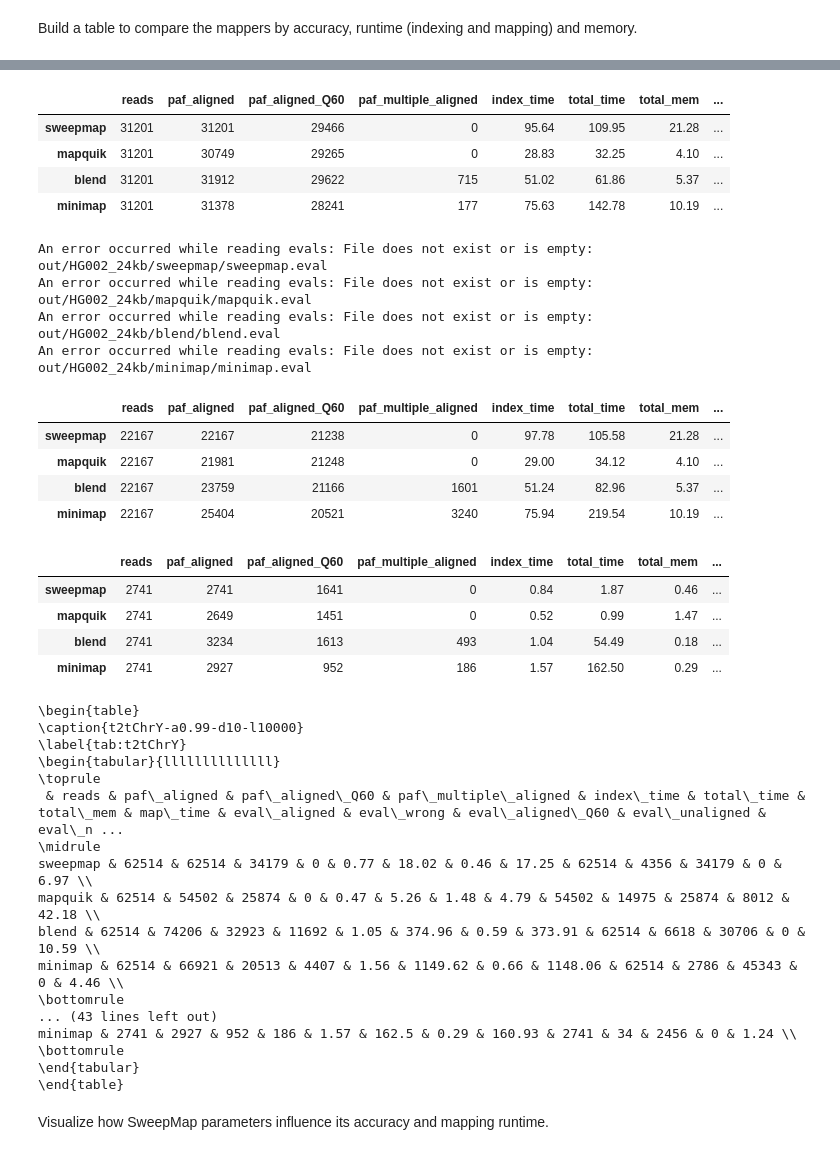
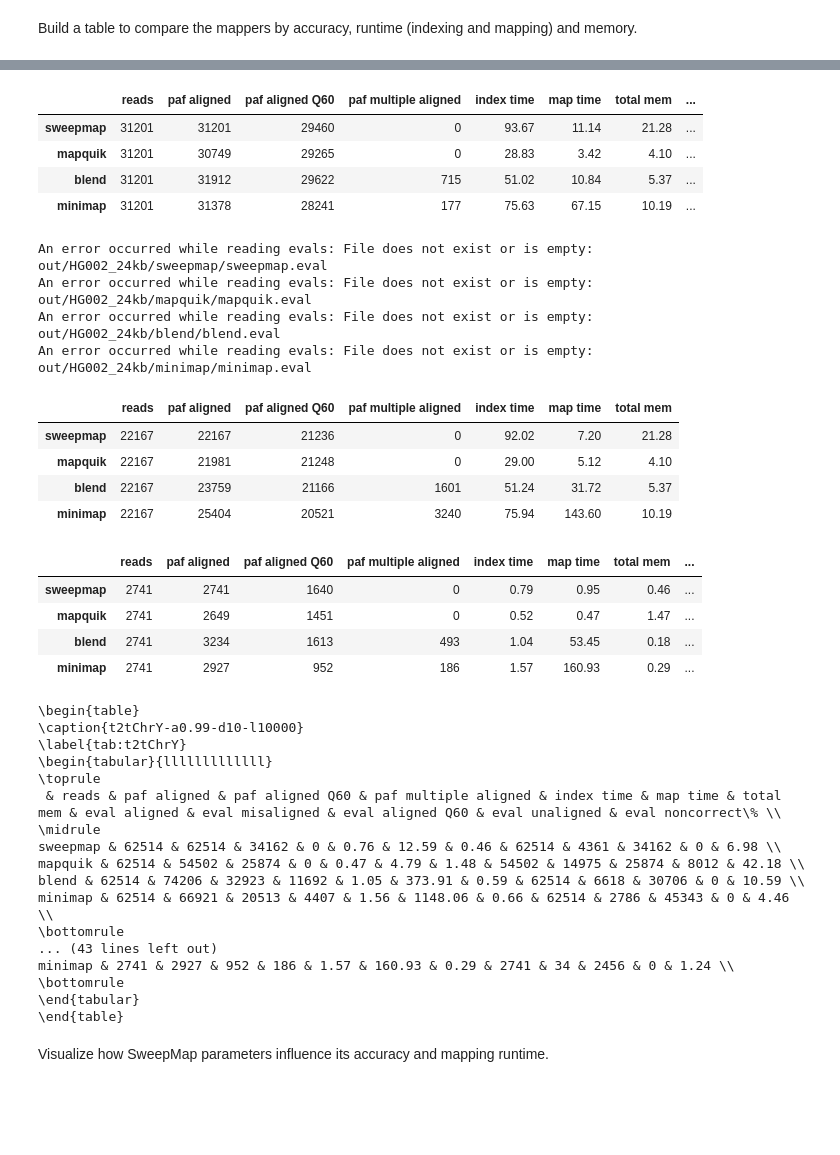
Before and after one commit to pesho-ivanov/shmap, a Jupyter notebook: evals/compare.ipynb, the cells around one changed output, grey strips where cells are left out. Cells and saved outputs as stored; diff of their text form; code cells hidden in the pictures; blank space fills up the shorter version.

Commit message:
clear evals

```diff
--- a/evals/compare.ipynb
+++ b/evals/compare.ipynb
@@ -24,9 +24,9 @@ def read_times(pref):
         #times['index_mem'] = index_mem / 2**20
         with open(str(pref) + '.time') as f_time:
             total_time, total_mem = map(float, f_time.readline().split())
-            times['total time'] = total_time #* u.second
+            #times['total time'] = total_time #* u.second
+            times['map time'] = total_time - times['index time']
             times['total mem'] = (total_mem / 2**20) #* u.GB
-            times['map time'] = times['total time'] - times['index time']
     return pd.Series(times, dtype='object')
 
 def read_paf(pref):
@@ -37,23 +37,24 @@ def read_paf(pref):
         df = parse_paf(handle, dataframe=True)
     paf = {}
     paf['paf aligned'] = len(df)
-    paf['paf aligned_Q60'] = len(df[df['mapping_quality'] == 60])
-    paf['paf multiple_aligned'] = len(df) - len(df['query_name'].unique())
+    paf['paf aligned Q60'] = len(df[df['mapping_quality'] == 60])
+    paf['paf multiple aligned'] = len(df) - len(df['query_name'].unique())
     return pd.Series(paf, dtype='object')
 
-def read_eval(pref, reads):
+def read_eval(pref):
     eval_file = pref.with_suffix('.eval')
     if not eval_file.exists() or os.stat(eval_file).st_size == 0:
         raise Exception(f"File does not exist or is empty: {eval_file}")
-    evaldf = pd.read_csv(eval_file, sep='\t', names=['Q', 'quality', 'aligned', 'wrong', 'wrong frac', 'aligned cum'])
+    evaldf = pd.read_csv(eval_file, sep='\t', names=['Q', 'quality', 'aligned', 'misaligned', 'misaligned/aligned', 'aligned cum'])
     evals = {}
     evals['eval aligned'] = evaldf['aligned'].sum()
-    evals['eval wrong'] = evaldf['wrong'].sum()
+    evals['eval misaligned'] = evaldf['misaligned'].sum()
     q60row = evaldf[evaldf['quality'] == 60]
     assert(len(q60row) == 1)
-    evals['eval aligned_Q60'] = q60row['aligned'].values[0]
-    evals['eval unaligned'] = reads - evals['eval aligned']
-    evals['eval noncorrect%'] = (100.0 * (evals['eval wrong'] + evals['eval unaligned']) / evals['eval aligned']) #.round(2)
+    evals['eval aligned Q60'] = q60row['aligned'].values[0]
+    #evals['eval unaligned'] = reads - evals['eval aligned']
+    evals['eval correct'] = evals['eval aligned'] - evals['eval misaligned']
+    #evals['eval noncorrect%'] = (100.0 * (evals['eval misaligned'] + evals['eval unaligned']) / evals['eval aligned']) #.round(2)
     return pd.Series(evals, dtype='object')
 # %% [markdown]
 Build a table to compare the mappers by accuracy, runtime (indexing and mapping) and memory.
@@ -79,9 +80,10 @@ def get_comparison_table(refname, experiment, tools):
             'reads': len(reads),
         })
         try:
-            row = pd.concat([row, read_paf(d)])                   # .paf
-            row = pd.concat([row, read_times(d)])                 # .time, .index.time
-            row = pd.concat([row, read_eval(d, row['reads'])])    # .eval
+            row = pd.concat([row, read_paf(d)])     # .paf
+            row = pd.concat([row, read_times(d)])   # .time, .index.time
+            row = pd.concat([row, read_eval(d)])    # .eval
+            row['correct %'] = (100.0 * row['eval correct'] / row['reads'])
         except Exception as e:
             print(f"An error occurred while reading evals: {e}")
         rows.append(row)
@@ -110,36 +112,36 @@ print(latex)
-|  | reads | paf_aligned | paf_aligned_Q60 | paf_multiple_aligned | index_time | total_time | total_mem | ... |
-| sweepmap | 31201 | 31201 | 29466 | 0 | 95.64 | 109.95 | 21.28 | ... |
-| mapquik | 31201 | 30749 | 29265 | 0 | 28.83 | 32.25 | 4.10 | ... |
-| blend | 31201 | 31912 | 29622 | 715 | 51.02 | 61.86 | 5.37 | ... |
-| minimap | 31201 | 31378 | 28241 | 177 | 75.63 | 142.78 | 10.19 | ... |
+|  | reads | paf aligned | paf aligned Q60 | paf multiple aligned | index time | map time | total mem | ... |
+| sweepmap | 31201 | 31201 | 29460 | 0 | 93.67 | 11.14 | 21.28 | ... |
+| mapquik | 31201 | 30749 | 29265 | 0 | 28.83 | 3.42 | 4.10 | ... |
+| blend | 31201 | 31912 | 29622 | 715 | 51.02 | 10.84 | 5.37 | ... |
+| minimap | 31201 | 31378 | 28241 | 177 | 75.63 | 67.15 | 10.19 | ... |
 An error occurred while reading evals: File does not exist or is empty: out/HG002_24kb/sweepmap/sweepmap.eval
 An error occurred while reading evals: File does not exist or is empty: out/HG002_24kb/mapquik/mapquik.eval
 An error occurred while reading evals: File does not exist or is empty: out/HG002_24kb/blend/blend.eval
 An error occurred while reading evals: File does not exist or is empty: out/HG002_24kb/minimap/minimap.eval
-|  | reads | paf_aligned | paf_aligned_Q60 | paf_multiple_aligned | index_time | total_time | total_mem | ... |
-| sweepmap | 22167 | 22167 | 21238 | 0 | 97.78 | 105.58 | 21.28 | ... |
-| mapquik | 22167 | 21981 | 21248 | 0 | 29.00 | 34.12 | 4.10 | ... |
-| blend | 22167 | 23759 | 21166 | 1601 | 51.24 | 82.96 | 5.37 | ... |
-| minimap | 22167 | 25404 | 20521 | 3240 | 75.94 | 219.54 | 10.19 | ... |
+|  | reads | paf aligned | paf aligned Q60 | paf multiple aligned | index time | map time | total mem |
+| sweepmap | 22167 | 22167 | 21236 | 0 | 92.02 | 7.20 | 21.28 |
+| mapquik | 22167 | 21981 | 21248 | 0 | 29.00 | 5.12 | 4.10 |
+| blend | 22167 | 23759 | 21166 | 1601 | 51.24 | 31.72 | 5.37 |
+| minimap | 22167 | 25404 | 20521 | 3240 | 75.94 | 143.60 | 10.19 |
-|  | reads | paf_aligned | paf_aligned_Q60 | paf_multiple_aligned | index_time | total_time | total_mem | ... |
-| sweepmap | 2741 | 2741 | 1641 | 0 | 0.84 | 1.87 | 0.46 | ... |
-| mapquik | 2741 | 2649 | 1451 | 0 | 0.52 | 0.99 | 1.47 | ... |
-| blend | 2741 | 3234 | 1613 | 493 | 1.04 | 54.49 | 0.18 | ... |
-| minimap | 2741 | 2927 | 952 | 186 | 1.57 | 162.50 | 0.29 | ... |
+|  | reads | paf aligned | paf aligned Q60 | paf multiple aligned | index time | map time | total mem | ... |
+| sweepmap | 2741 | 2741 | 1640 | 0 | 0.79 | 0.95 | 0.46 | ... |
+| mapquik | 2741 | 2649 | 1451 | 0 | 0.52 | 0.47 | 1.47 | ... |
+| blend | 2741 | 3234 | 1613 | 493 | 1.04 | 53.45 | 0.18 | ... |
+| minimap | 2741 | 2927 | 952 | 186 | 1.57 | 160.93 | 0.29 | ... |
 \begin{table}
 \caption{t2tChrY-a0.99-d10-l10000}
 \label{tab:t2tChrY}
-\begin{tabular}{llllllllllllll}
+\begin{tabular}{lllllllllllll}
 \toprule
- & reads & paf\_aligned & paf\_aligned\_Q60 & paf\_multiple\_aligned & index\_time & total\_time & total\_mem & map\_time & eval\_aligned & eval\_wrong & eval\_aligned\_Q60 & eval\_unaligned & eval\_n ...
+ & reads & paf aligned & paf aligned Q60 & paf multiple aligned & index time & map time & total mem & eval aligned & eval misaligned & eval aligned Q60 & eval unaligned & eval noncorrect\% \\
 \midrule
-sweepmap & 62514 & 62514 & 34179 & 0 & 0.77 & 18.02 & 0.46 & 17.25 & 62514 & 4356 & 34179 & 0 & 6.97 \\
-mapquik & 62514 & 54502 & 25874 & 0 & 0.47 & 5.26 & 1.48 & 4.79 & 54502 & 14975 & 25874 & 8012 & 42.18 \\
-blend & 62514 & 74206 & 32923 & 11692 & 1.05 & 374.96 & 0.59 & 373.91 & 62514 & 6618 & 30706 & 0 & 10.59 \\
-minimap & 62514 & 66921 & 20513 & 4407 & 1.56 & 1149.62 & 0.66 & 1148.06 & 62514 & 2786 & 45343 & 0 & 4.46 \\
+sweepmap & 62514 & 62514 & 34162 & 0 & 0.76 & 12.59 & 0.46 & 62514 & 4361 & 34162 & 0 & 6.98 \\
+mapquik & 62514 & 54502 & 25874 & 0 & 0.47 & 4.79 & 1.48 & 54502 & 14975 & 25874 & 8012 & 42.18 \\
+blend & 62514 & 74206 & 32923 & 11692 & 1.05 & 373.91 & 0.59 & 62514 & 6618 & 30706 & 0 & 10.59 \\
+minimap & 62514 & 66921 & 20513 & 4407 & 1.56 & 1148.06 & 0.66 & 62514 & 2786 & 45343 & 0 & 4.46 \\
 \bottomrule
 ... (43 lines left out)
-minimap & 2741 & 2927 & 952 & 186 & 1.57 & 162.5 & 0.29 & 160.93 & 2741 & 34 & 2456 & 0 & 1.24 \\
+minimap & 2741 & 2927 & 952 & 186 & 1.57 & 160.93 & 0.29 & 2741 & 34 & 2456 & 0 & 1.24 \\
 \bottomrule
 \end{tabular}
 \end{table}
```
Also changed, not shown: parts of 1 cell of this notebook.
